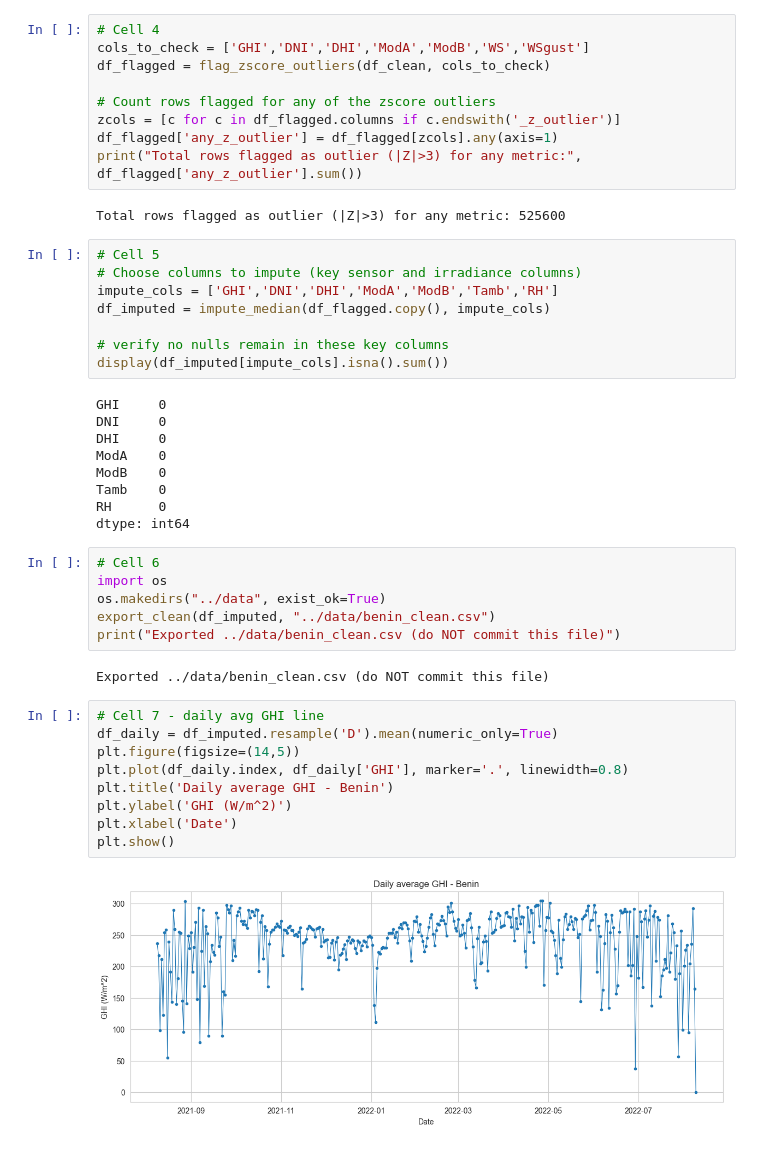
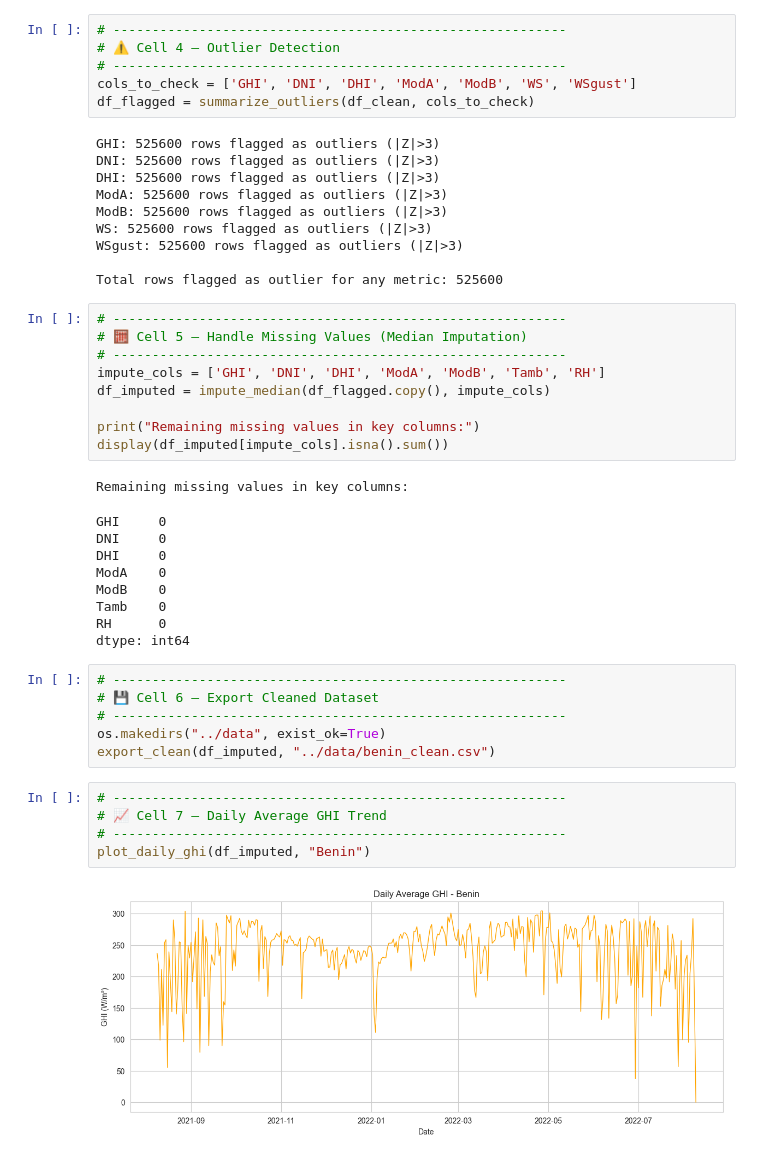
Before and after one commit to rufta-g20/solar-challenge-week0, a Jupyter notebook: notebooks/benin_eda.ipynb, the cells around one changed output. Cells and saved outputs as stored; diff of their text form.

```diff
--- a/notebooks/benin_eda.ipynb
+++ b/notebooks/benin_eda.ipynb
@@ -107,50 +135,51 @@ After basic cleaning: (525600, 19)
 | 2021-08-09 00:04:00 | 0.0 | 0.0 | 0.0 | 0.0 | 0.0 | 26.2 | 93.3 | 0.2 | 0.7 | 0.4 | 120.3 | ... |
 | 2021-08-09 00:05:00 | 0.0 | 0.0 | 0.0 | 0.0 | 0.0 | 26.2 | 93.3 | 0.1 | 0.7 | 0.3 | 113.2 | ... |
 # %%
-# Cell 4
-cols_to_check = ['GHI','DNI','DHI','ModA','ModB','WS','WSgust']
-df_flagged = flag_zscore_outliers(df_clean, cols_to_check)
-
-# Count rows flagged for any of the zscore outliers
-zcols = [c for c in df_flagged.columns if c.endswith('_z_outlier')]
-df_flagged['any_z_outlier'] = df_flagged[zcols].any(axis=1)
-print("Total rows flagged as outlier (|Z|>3) for any metric:", df_flagged['any_z_outlier'].sum())
+# ----------------------------------------------------------
+# ⚠️ Cell 4 — Outlier Detection
+# ----------------------------------------------------------
+cols_to_check = ['GHI', 'DNI', 'DHI', 'ModA', 'ModB', 'WS', 'WSgust']
+df_flagged = summarize_outliers(df_clean, cols_to_check)
 # %% [output]
-Total rows flagged as outlier (|Z|>3) for any metric: 525600
+GHI: 525600 rows flagged as outliers (|Z|>3)
+DNI: 525600 rows flagged as outliers (|Z|>3)
+DHI: 525600 rows flagged as outliers (|Z|>3)
+ModA: 525600 rows flagged as outliers (|Z|>3)
+ModB: 525600 rows flagged as outliers (|Z|>3)
+WS: 525600 rows flagged as outliers (|Z|>3)
+WSgust: 525600 rows flagged as outliers (|Z|>3)
+
+Total rows flagged as outlier for any metric: 525600
 # %%
-# Cell 5
-# Choose columns to impute (key sensor and irradiance columns)
-impute_cols = ['GHI','DNI','DHI','ModA','ModB','Tamb','RH']
+# ----------------------------------------------------------
+# 🧮 Cell 5 — Handle Missing Values (Median Imputation)
+# ----------------------------------------------------------
+impute_cols = ['GHI', 'DNI', 'DHI', 'ModA', 'ModB', 'Tamb', 'RH']
 df_imputed = impute_median(df_flagged.copy(), impute_cols)
 
-# verify no nulls remain in these key columns
+print("Remaining missing values in key columns:")
 display(df_imputed[impute_cols].isna().sum())
 # %% [output]
-GHI     0
-DNI     0
-DHI     0
-ModA    0
-ModB    0
-Tamb    0
-RH      0
-dtype: int64
+Remaining missing values in key columns:
+GHI     0
+DNI     0
+DHI     0
+ModA    0
+ModB    0
+Tamb    0
+RH      0
+dtype: int64
 # %%
-# Cell 6
-import os
+# ----------------------------------------------------------
+# 💾 Cell 6 — Export Cleaned Dataset
+# ----------------------------------------------------------
 os.makedirs("../data", exist_ok=True)
 export_clean(df_imputed, "../data/benin_clean.csv")
-print("Exported ../data/benin_clean.csv (do NOT commit this file)")
-# %% [output]
-Exported ../data/benin_clean.csv (do NOT commit this file)
 # %%
-# Cell 7 - daily avg GHI line
-df_daily = df_imputed.resample('D').mean(numeric_only=True)
-plt.figure(figsize=(14,5))
-plt.plot(df_daily.index, df_daily['GHI'], marker='.', linewidth=0.8)
-plt.title('Daily average GHI - Benin')
-plt.ylabel('GHI (W/m^2)')
-plt.xlabel('Date')
-plt.show()
+# ----------------------------------------------------------
+# 📈 Cell 7 — Daily Average GHI Trend
+# ----------------------------------------------------------
+plot_daily_ghi(df_imputed, "Benin")
 # %% [output]
-[figure, old version]
+[figure, new version]
 # %%
```
Also changed, not shown: parts of 10 cells of this notebook, 7 other files.
